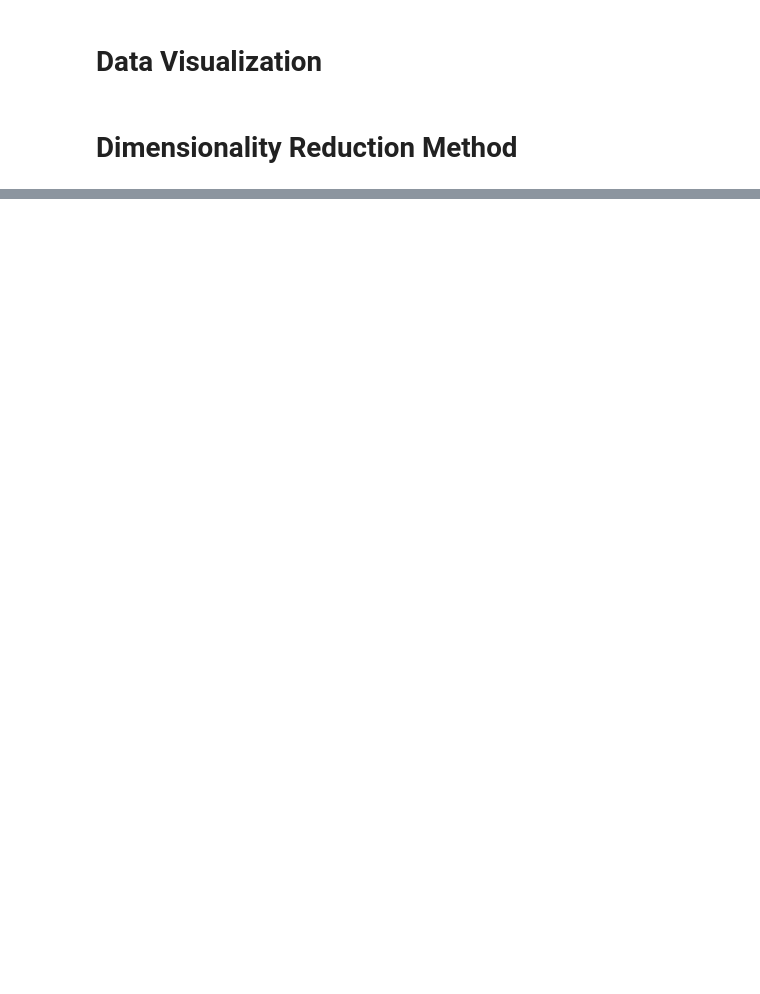
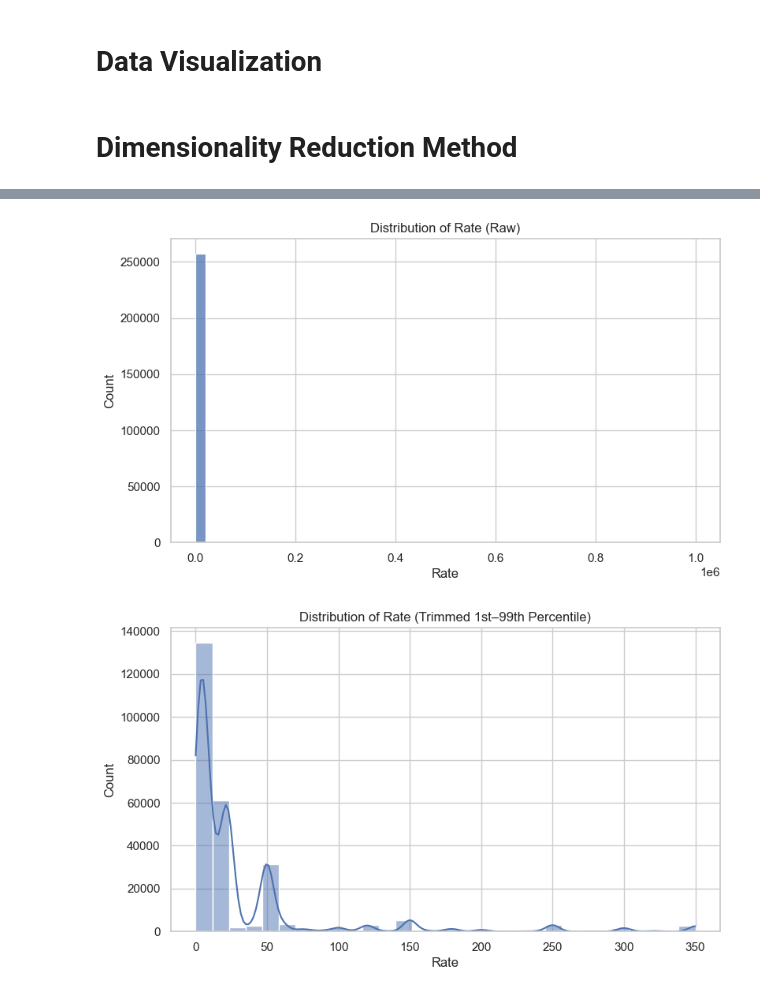
Before and after one commit to SandroJuric/Lab1CS7324, a Jupyter notebook: Lab1.ipynb, the cells around one changed output, grey strips where cells are left out. Cells and saved outputs as stored; diff of their text form; code cells hidden in the pictures; blank space fills up the shorter version.

```diff
--- a/Lab1.ipynb
+++ b/Lab1.ipynb
@@ -242,0 +257,78 @@ This impoved mapping fixed the issue with charging rate attribute and now we got
+# %%
+import numpy as np
+import pandas as pd
+import matplotlib.pyplot as plt
+import seaborn as sns
+
+sns.set_theme(style="whitegrid")
+
+POWER_COL = "Rate"
+
+if POWER_COL not in dfSelect.columns:
+    raise KeyError(f"Column '{POWER_COL}' not found. Available columns include: {dfSelect.columns.tolist()[:30]}")
+
+dfPlot = dfSelect.copy()
+
+# Convert to num
+dfPlot[POWER_COL] = pd.to_numeric(dfPlot[POWER_COL], errors="coerce")
+
+rate = dfPlot[POWER_COL].dropna()
+
+print(f"=== {POWER_COL} Data Quality ===")
+print(f"Non-null numeric values: {len(rate)} / {len(dfPlot)} ({len(rate)/len(dfPlot)*100:.2f}%)")
+display(rate.describe())
+
+#error message if it doesn't convert to numeric or if all values are non-numeric
+if len(rate) == 0:
+    raise ValueError(
+        f"No numeric values found in '{POWER_COL}'. "
+        f"Try a different column (e.g., Power_kW) or inspect raw values:\n"
+        f"{dfSelect[POWER_COL].astype('string').dropna().head(10).tolist()}"
+    )
+
+# histogram
+plt.figure(figsize=(9,5))
+sns.histplot(rate, bins=50, kde=False)
+plt.title(f"Distribution of {POWER_COL} (Raw)")
+plt.xlabel(POWER_COL)
+plt.ylabel("Count")
+plt.show()
+
+#Trimmed version of the histogram
+low, high = rate.quantile([0.01, 0.99])
+rate_trim = rate[(rate >= low) & (rate <= high)]
+
+plt.figure(figsize=(9,5))
+sns.histplot(rate_trim, bins=30, kde=True)
+plt.title(f"Distribution of {POWER_COL} (Trimmed 1st–99th Percentile)")
+plt.xlabel(POWER_COL)
+plt.ylabel("Count")
+plt.show()
+
+#Box plot
+plt.figure(figsize=(9,2.6))
+sns.boxplot(x=rate)
+plt.title(f"Box Plot of {POWER_COL}")
+plt.xlabel(POWER_COL)
+plt.show()
+
+# compare by group
+if "Charge Rate" in dfPlot.columns:
+    # Dropping the rows where Charge Rate is missing
+    df_group = dfPlot.dropna(subset=["Charge Rate", POWER_COL])
+    # If too many unique categories only keep the main ones
+
+    plt.figure(figsize=(10,5))
+    sns.boxplot(data=df_group, x="Charge Rate", y=POWER_COL)
+    plt.title(f"{POWER_COL} by Charge Rate Category")
+    plt.xlabel("Charge Rate Category")
+    plt.ylabel(POWER_COL)
+    plt.show()
+
+    print("\n=== Charge Rate counts used in plot ===")
+    display(df_group["Charge Rate"].value_counts())
+
+# show the column candidates if you need to pick a better power column
+print("\n=== Power/Rate column candidates in dfSelect ===")
+print([c for c in dfSelect.columns if ("rate" in c.lower()) or ("kw" in c.lower()) or ("power" in c.lower())])
+# %% [output]
@@ -242,0 +346,2 @@ This impoved mapping fixed the issue with charging rate attribute and now we got
+[figure, added]
+[figure, added]
```
Also changed, not shown: parts of 10 cells of this notebook.
